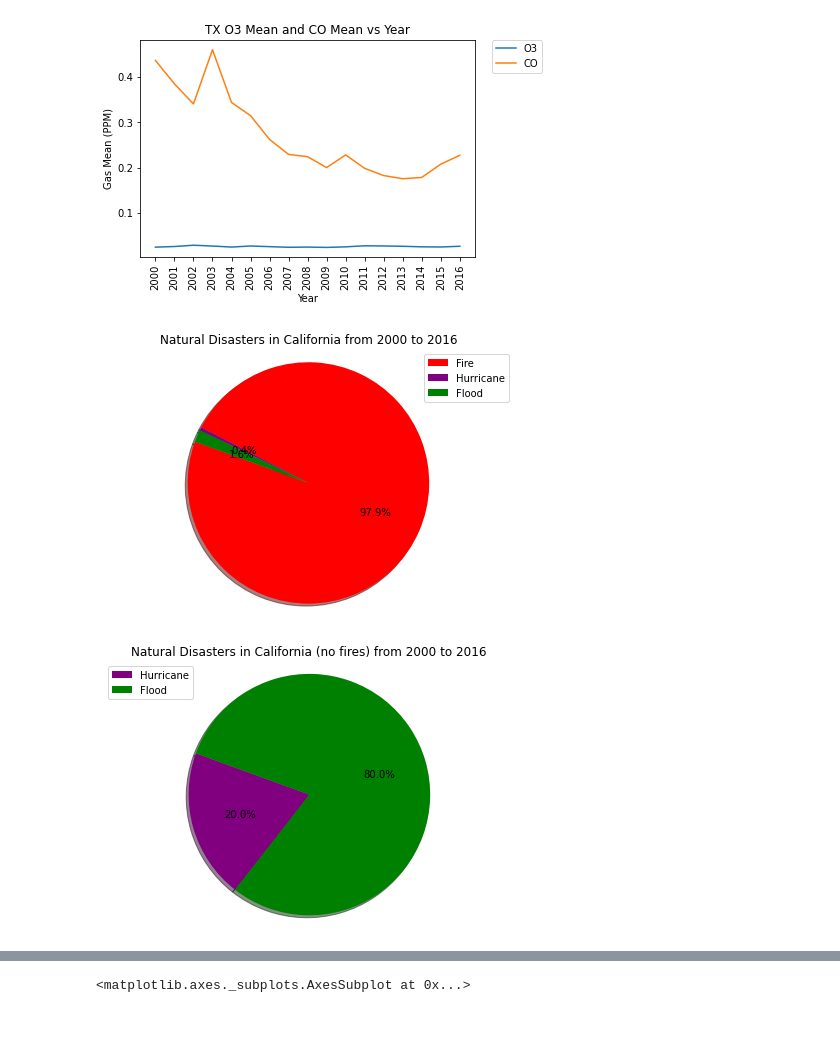
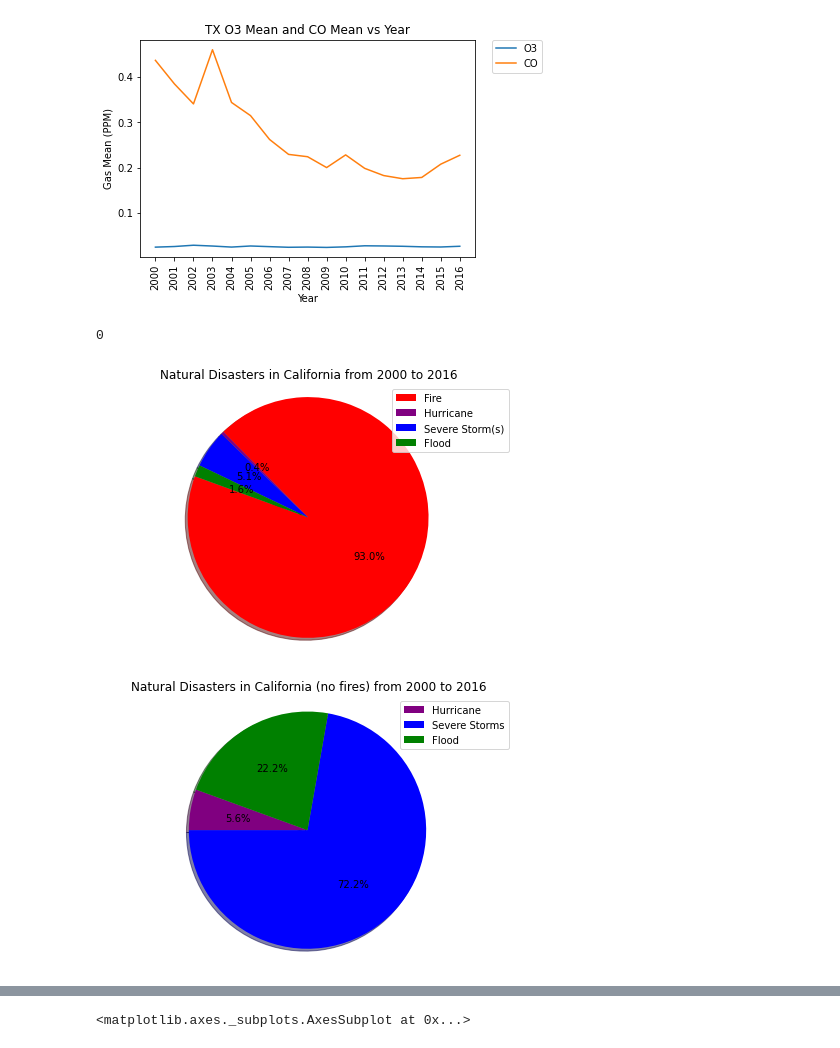
Before and after one commit to bleeclt/pro1group, a Jupyter notebook: natural_disaster_and_pollution.ipynb, the cells around one changed output, grey strips where cells are left out. Saved outputs shown, nothing was run; the diff lists cells and outputs as text; code cells hidden in the pictures.

```diff
--- a/natural_disaster_and_pollution.ipynb
+++ b/natural_disaster_and_pollution.ipynb
@@ -862,14 +888,19 @@ plt.show()
 # %%
 ca_fires = ca_disaster["Natural Disaster"].str.count('Fire').sum()
 ca_hurricane = ca_disaster["Natural Disaster"].str.count('Hurricane').sum()
-ca_storm = ca_disaster["Natural Disaster"].str.count('Severe Storm(s)').sum()
+ca_storm = ca_disaster["Natural Disaster"].str.count("Severe Storm(s)").sum()
+
 ca_flood = ca_disaster["Natural Disaster"].str.count('Flood').sum()
 ca_ice = ca_disaster["Natural Disaster"].str.count('Severe Ice Storm').sum()
+
+ca_storm
+# %% [output]
+0
 # %%
 #Cali vs Natural Disasters Pie Chart
-labels = ["Fire", "Hurricane", "Flood"]
-sizes = (ca_fires, ca_hurricane, ca_flood)
-colors = ["red", "purple", "green"]
+labels = ["Fire", "Hurricane", "Severe Storm(s)", "Flood"]
+sizes = (ca_fires, ca_hurricane, 13, ca_flood)
+colors = ["red", "purple", "blue", "green"]
 
 plt.pie(sizes, colors=colors, shadow = True, startangle=160, autopct="%1.1f%%")
 plt.legend(labels, loc="best")
@@ -880,21 +911,21 @@ plt.title("Natural Disasters in California from 2000 to 2016")
 
 plt.savefig("Images/CA_Disasters.png")
 # %% [output]
-[figure, old version]
+[figure, new version]
 # %%
 #Cali vs Natural Disasters without fire Pie Chart
-labels = ["Hurricane", "Flood"]
-sizes = (ca_hurricane, ca_flood)
-colors = ["purple", "green"]
+labels = ["Hurricane", "Severe Storms", "Flood"]
+sizes = (ca_hurricane, 13, ca_flood)
+colors = ["purple", "blue", "green"]
 
 plt.pie(sizes, colors=colors, shadow = True, startangle=160, autopct="%1.1f%%")
 plt.legend(labels, loc="best")
 plt.axis("equal")
 plt.tight_layout()
 plt.title("Natural Disasters in California (no fires) from 2000 to 2016")
 plt.savefig("Images/CA_Disasters_No_Fire.png")
 # %% [output]
-[figure, old version]
+[figure, new version]
 # %%
 co_fires = co_disaster["Natural Disaster"].str.count('Fire').sum()
 co_hurricane = co_disaster["Natural Disaster"].str.count('Hurricane').sum()
```
Also changed, not shown: parts of 18 cells of this notebook, 11 other files.
